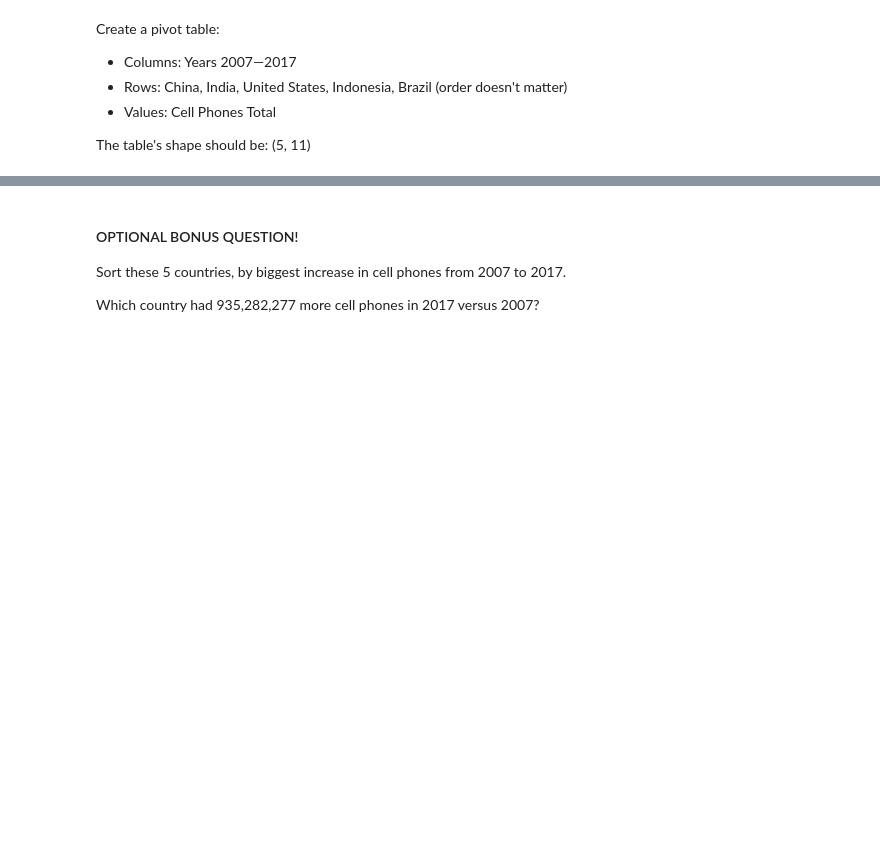
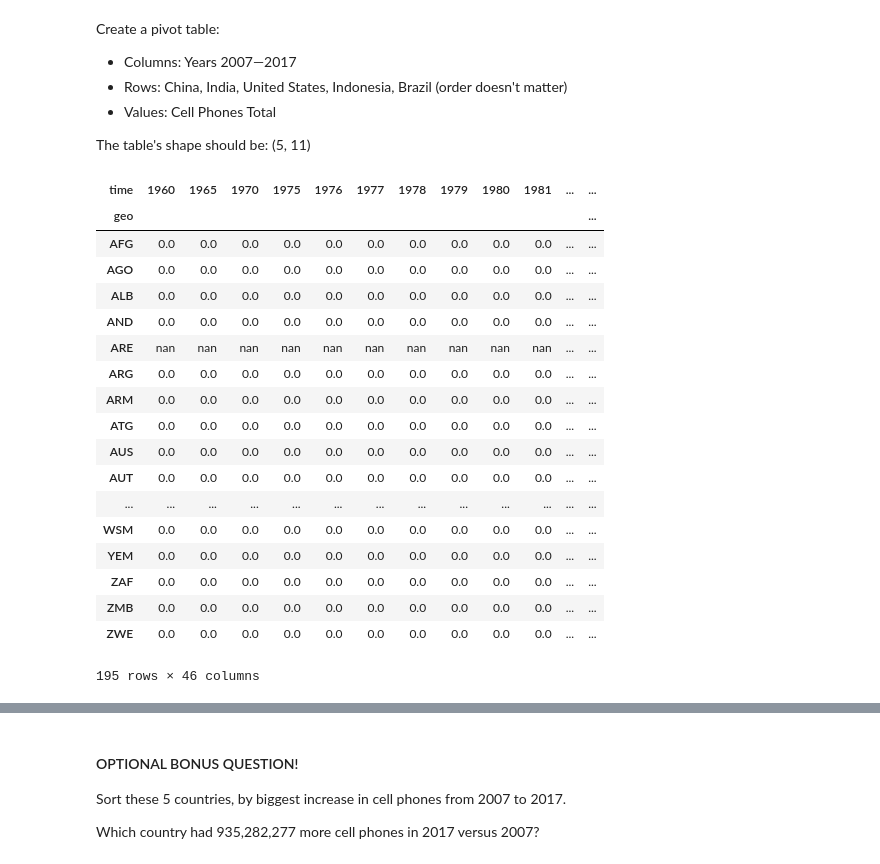
Before and after one commit to standroidbeta/DS-Unit-1-Sprint-2-Data-Wrangling, a Jupyter notebook: Sprintchallenge2/DS_Unit_1_Sprint_Challenge_2_Data_Wrangling.ipynb, the cells around one changed output, grey strips where cells are left out. Drawn from its saved outputs; the diff is of its cells as text; code cells hidden in the pictures; blank space fills up the shorter version.

```diff
--- a/Sprintchallenge2/DS_Unit_1_Sprint_Challenge_2_Data_Wrangling.ipynb
+++ b/Sprintchallenge2/DS_Unit_1_Sprint_Challenge_2_Data_Wrangling.ipynb
@@ -215,0 +264,6 @@ Use the describe function, to describe your dataframe's numeric columns, and the
+# %%
+gt_merged['cell_phones_total'] = gt_merged['cell_phones_total'].astype(float).astype(int)
+# %%
+gt_merged['population_total'] = gt_merged['population_total'].astype(int)
+# %%
+gt_merged['cp_per_person'] = gt_merged['cp_per_person'].astype(float)
@@ -241,3 +357,27 @@ Create a pivot table:
 - Values: Cell Phones Total
 
 The table's shape should be: (5, 11)
+# %%
+pivot = gt_merged.pivot_table(index='geo', columns='time', values='cell_phones_total')
+# %%
+pivot
+# %% [output]
+| time | 1960 | 1965 | 1970 | 1975 | 1976 | 1977 | 1978 | 1979 | 1980 | 1981 | ... | ... |
+| geo |  |  |  |  |  |  |  |  |  |  |  | ... |
+| AFG | 0.0 | 0.0 | 0.0 | 0.0 | 0.0 | 0.0 | 0.0 | 0.0 | 0.0 | 0.0 | ... | ... |
+| AGO | 0.0 | 0.0 | 0.0 | 0.0 | 0.0 | 0.0 | 0.0 | 0.0 | 0.0 | 0.0 | ... | ... |
+| ALB | 0.0 | 0.0 | 0.0 | 0.0 | 0.0 | 0.0 | 0.0 | 0.0 | 0.0 | 0.0 | ... | ... |
+| AND | 0.0 | 0.0 | 0.0 | 0.0 | 0.0 | 0.0 | 0.0 | 0.0 | 0.0 | 0.0 | ... | ... |
+| ARE | nan | nan | nan | nan | nan | nan | nan | nan | nan | nan | ... | ... |
+| ARG | 0.0 | 0.0 | 0.0 | 0.0 | 0.0 | 0.0 | 0.0 | 0.0 | 0.0 | 0.0 | ... | ... |
+| ARM | 0.0 | 0.0 | 0.0 | 0.0 | 0.0 | 0.0 | 0.0 | 0.0 | 0.0 | 0.0 | ... | ... |
+| ATG | 0.0 | 0.0 | 0.0 | 0.0 | 0.0 | 0.0 | 0.0 | 0.0 | 0.0 | 0.0 | ... | ... |
+| AUS | 0.0 | 0.0 | 0.0 | 0.0 | 0.0 | 0.0 | 0.0 | 0.0 | 0.0 | 0.0 | ... | ... |
+| AUT | 0.0 | 0.0 | 0.0 | 0.0 | 0.0 | 0.0 | 0.0 | 0.0 | 0.0 | 0.0 | ... | ... |
+| ... | ... | ... | ... | ... | ... | ... | ... | ... | ... | ... | ... | ... |
+| WSM | 0.0 | 0.0 | 0.0 | 0.0 | 0.0 | 0.0 | 0.0 | 0.0 | 0.0 | 0.0 | ... | ... |
+| YEM | 0.0 | 0.0 | 0.0 | 0.0 | 0.0 | 0.0 | 0.0 | 0.0 | 0.0 | 0.0 | ... | ... |
+| ZAF | 0.0 | 0.0 | 0.0 | 0.0 | 0.0 | 0.0 | 0.0 | 0.0 | 0.0 | 0.0 | ... | ... |
+| ZMB | 0.0 | 0.0 | 0.0 | 0.0 | 0.0 | 0.0 | 0.0 | 0.0 | 0.0 | 0.0 | ... | ... |
+| ZWE | 0.0 | 0.0 | 0.0 | 0.0 | 0.0 | 0.0 | 0.0 | 0.0 | 0.0 | 0.0 | ... | ... |
+195 rows × 46 columns
```
Also changed, not shown: parts of 43 cells of this notebook.
